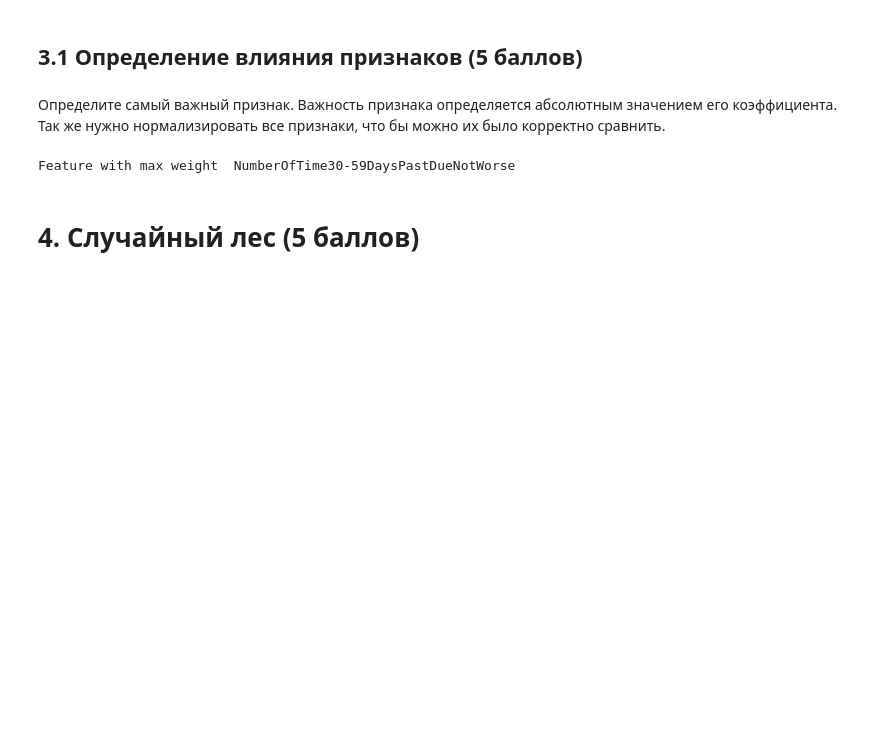
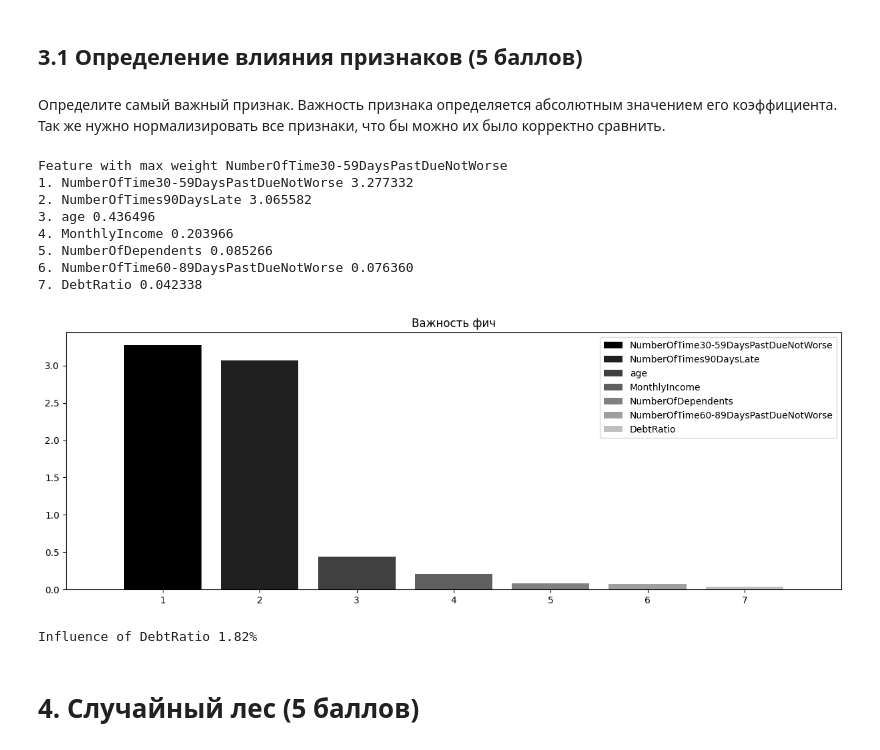
Before and after one commit to amhtj/DL-HSE, a Jupyter notebook: homeworks/0205_homework.ipynb, the cells around one changed output. Drawn from its saved outputs; the diff is of its cells as text; code cells hidden in the pictures; blank space fills up the shorter version.

Commit message:
Finish normalization and skipped tasks parts.

```diff
--- a/homeworks/0205_homework.ipynb
+++ b/homeworks/0205_homework.ipynb
@@ -532,6 +570,12 @@ data.isnull().values.any(), table.isnull().values.any()
 ## Разделяем таргет и признаки
 X = table[independent_columns_names]
 y = table["SeriousDlqin2yrs"]
+# %%
+## Normalization of X and y
+from sklearn.preprocessing import StandardScaler
+normalizer = StandardScaler()
+normalizer.fit(X)
+X_normalized = normalizer.transform(X)
 # %% [markdown]
 Одной из важных метрик качества модели является значение площади под ROC-кривой. Значение ROC-AUC лежит от 0 до 1. Чем ближе значение метрики ROC-AUC к 1, тем качественнее происходит классификация моделью.
 # %%
@@ -559,11 +603,11 @@ skf = StratifiedKFold(n_splits=5, shuffle=True, random_state=5)
 # Cохраните точность лучшей модели, она вам приходится для следующих заданий
 
 logit_cv = GridSearchCV(lr, parameters, scoring='roc_auc', cv=skf, n_jobs=-1, verbose=1)
-logit_cv.fit(X, y)
+logit_cv.fit(X_normalized, y)
 logit_cv_roc_best = logit_cv.best_score_
 logit_cv_estimator = logit_cv.best_estimator_
 print("Best params:", logit_cv.best_params_)
-print("Best cross validaton score", logit_cv.best_score_)
-print("Standart deviation for best model", logit_cv.cv_results_['std_test_score'][logit_cv.best_index_])
+print("Best cross validaton score %.2f"%(logit_cv.best_score_))
+print("Standart deviation for best model %.4f"%(logit_cv.cv_results_['std_test_score'][logit_cv.best_index_]))
 # %% [output]
 Fitting 5 folds for each of 6 candidates, totalling 30 fits
@@ -576,8 +620,40 @@ Standart deviation for best model 0.008137559189742445
 ## 3.1 Определение влияния признаков (5 баллов)
 # %% [markdown]
 Определите самый важный признак. Важность признака определяется абсолютным значением его коэффициента. Так же нужно нормализировать все признаки, что бы можно их было корректно сравнить.
+# %%
+def draw_importances(importances, features_names):
+    indices = np.argsort(importances)[::-1]
+    features_len = len(features_names)
+    for f in range(features_len):
+        print(
+            "%d. %s %f "
+            % (f + 1,
+                independent_columns_names[indices[f]],
+                importances[indices[f]])
+        )
+
+    plt.figure(figsize=(15, 5))
+    plt.title(u"Важность фич")
+    bars = plt.bar(
+        range(features_len),
+        importances[indices[:features_len]],
+        color=([str(i / float(features_len + 1)) for i in range(features_len)]),
+        align="center",
+    )
+    plt.xticks(range(features_len), range(1, features_len + 1))
+    plt.xlim([-1, features_len])
+    plt.legend(bars, [u"".join(independent_columns_names[i]) for i in indices])
 # %%
-max_weight_feature = np.argmax(np.abs(np.std(X, 0).values * logit_cv_estimator.coef_))
-print("Feature with max weight ", logit_cv_estimator.feature_names_in_[max_weight_feature])
+max_weight_feature = np.argmax(np.abs(logit_cv_estimator.coef_[0]))
+print("Feature with max weight is", independent_columns_names[max_weight_feature])
+draw_importances(np.abs(logit_cv_estimator.coef_[0]), independent_columns_names)
 # %% [output]
-Feature with max weight  NumberOfTime30-59DaysPastDueNotWorse
+Feature with max weight NumberOfTime30-59DaysPastDueNotWorse
+1. NumberOfTime30-59DaysPastDueNotWorse 3.277332
+2. NumberOfTimes90DaysLate 3.065582
+3. age 0.436496
+4. MonthlyIncome 0.203966
+5. NumberOfDependents 0.085266
+6. NumberOfTime60-89DaysPastDueNotWorse 0.076360
+7. DebtRatio 0.042338
+[figure, added]
@@ -588,3 +660,11 @@ Feature with max weight  NumberOfTime30-59DaysPastDueNotWorse
+# %%
+# Посчитайте долю влияния DebtRatio на предсказание. (Воспользуйтесь функцией softmax)
+from scipy.special import softmax
+
+debt_index = np.where(np.array(independent_columns_names) == 'DebtRatio')
+print("Influence of DebtRatio %.2f"%(softmax(logit_cv_estimator.coef_[0])[debt_index][0] * 100) + "%")
+# %% [output]
+Influence of DebtRatio 1.82%
 # %% [markdown]
 # 4. Случайный лес (5 баллов)
 # %%
```
Also changed, not shown: parts of 14 cells of this notebook.
